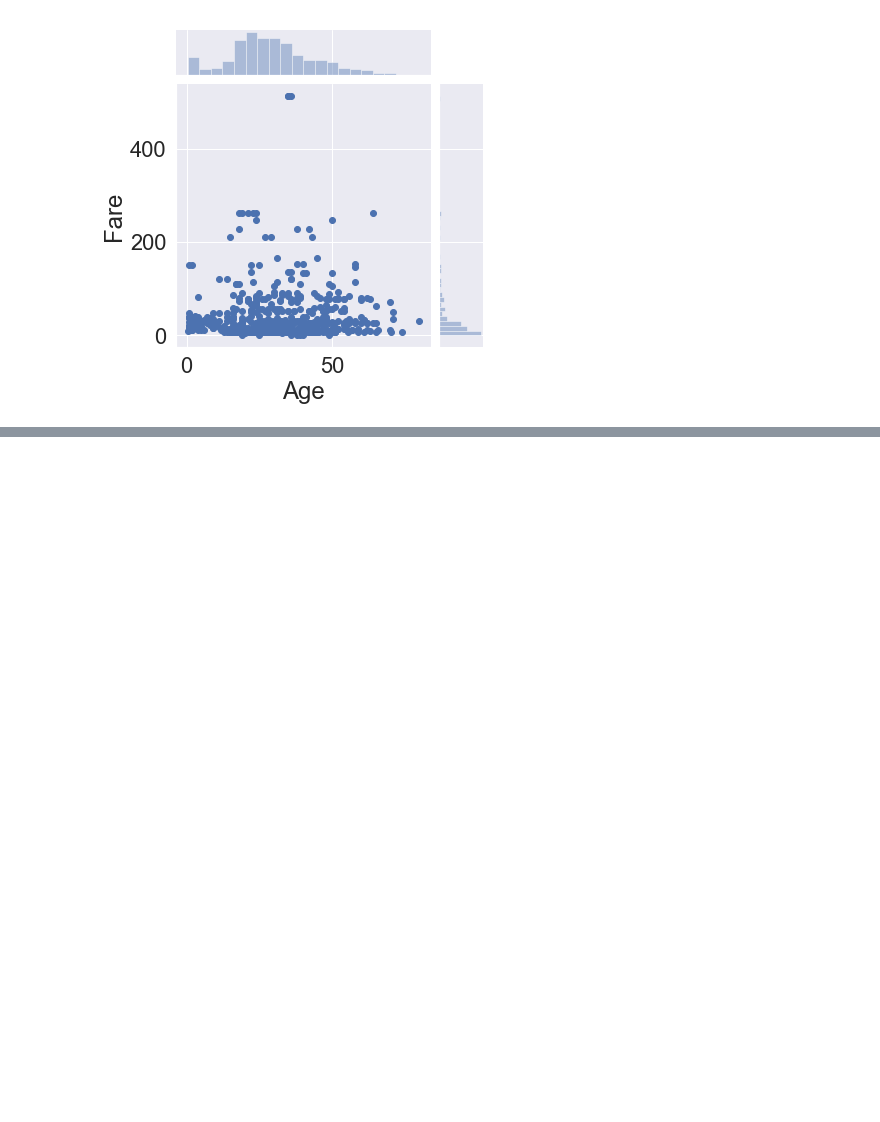
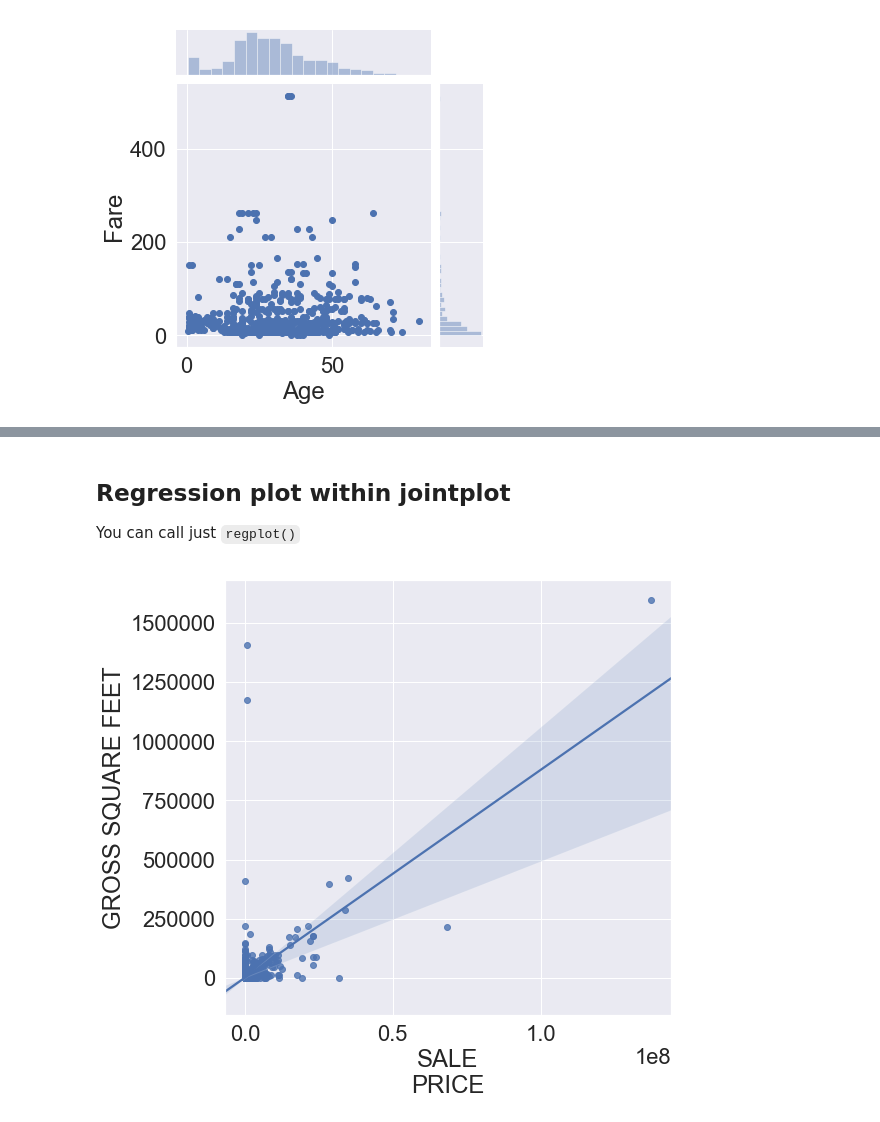
Before and after one commit to likzet/craft_of_data_visualization, a Jupyter notebook: day_2/seminar_3_seaborn/seminar_3_seaborn.ipynb, the cells around one changed output, grey strips where cells are left out. Drawn from its saved outputs; the diff is of its cells as text; code cells hidden in the pictures; blank space fills up the shorter version.

```diff
--- a/day_2/seminar_3_seaborn/seminar_3_seaborn.ipynb
+++ b/day_2/seminar_3_seaborn/seminar_3_seaborn.ipynb
@@ -188,0 +194,3 @@ sns.jointplot(data=df, x='Age', y='Fare');
+# %%
+df = pd.read_excel('dds_datasets/dds_ch2_rollingsales/rollingsales_bronx.xls', skiprows=4)
+df.head()
@@ -188,0 +225,9 @@ sns.jointplot(data=df, x='Age', y='Fare');
+# %% [markdown]
+## Regression plot within jointplot
+
+You can call just `regplot()`
+# %%
+f, ax = plt.subplots(figsize=(8, 8))
+jnt = sns.regplot(data=df, x='SALE\nPRICE', y='GROSS SQUARE FEET')
+# %% [output]
+[figure, added]
```
Also changed, not shown: parts of 13 cells of this notebook.
